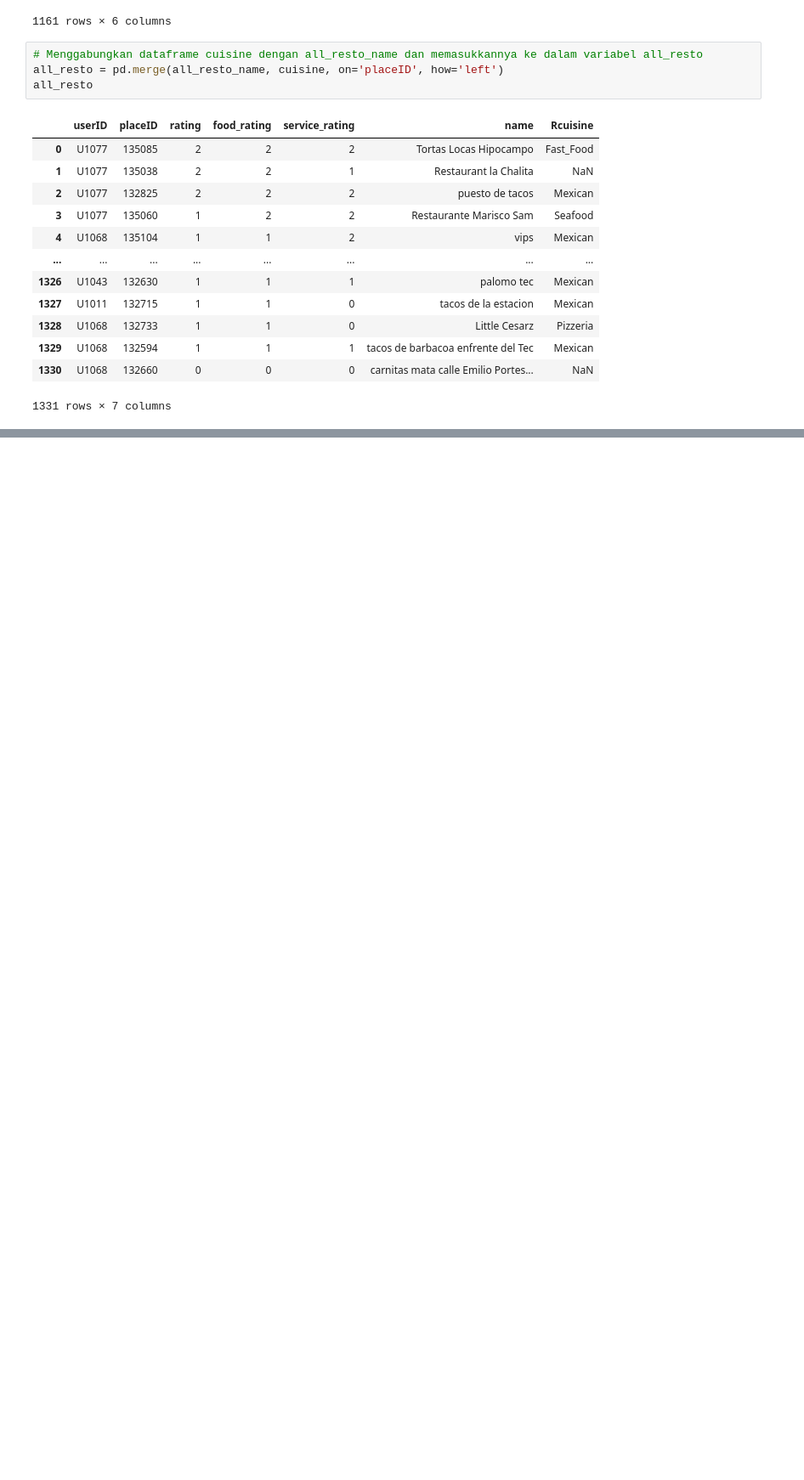
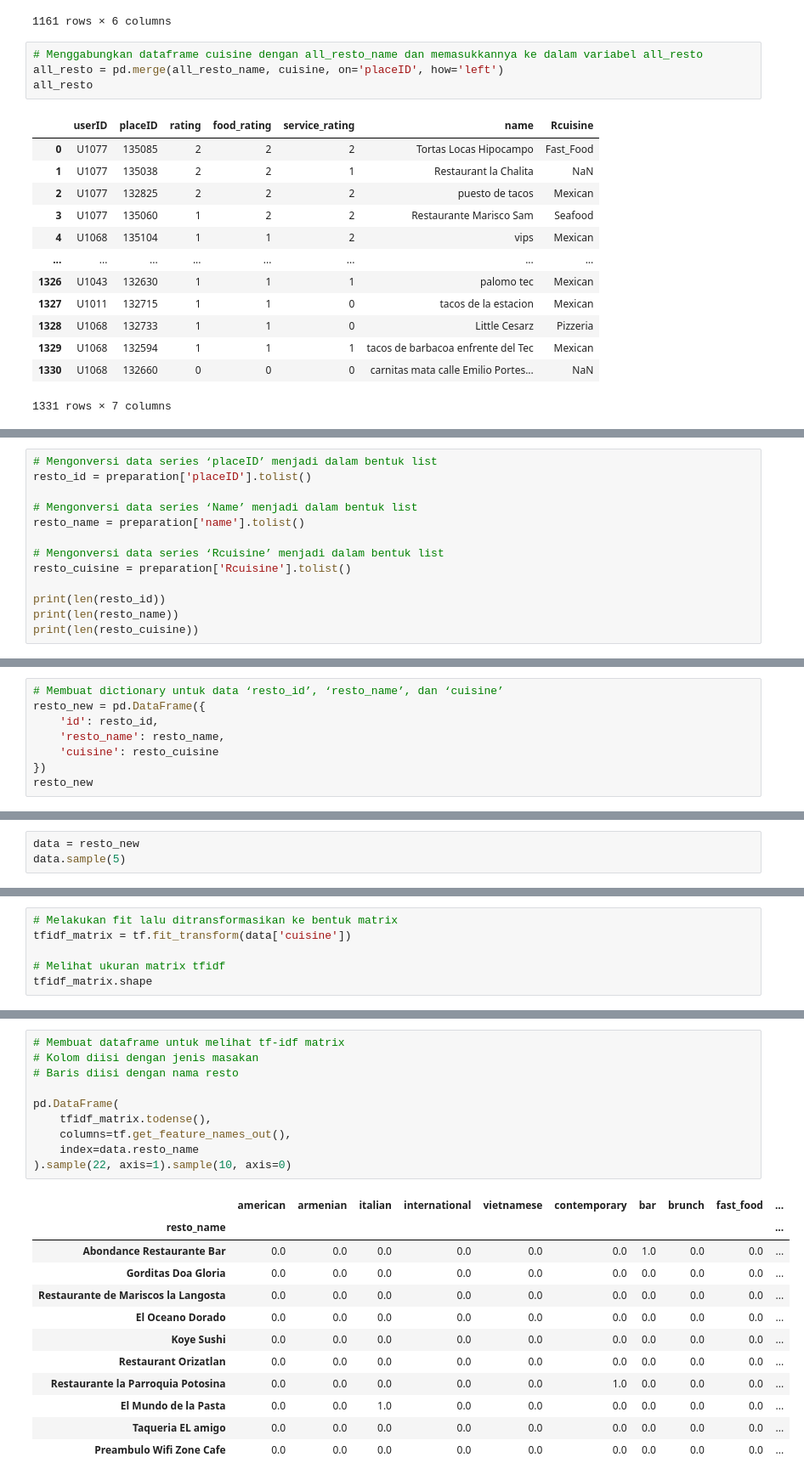
Before and after one commit to akhmad-ardi/Restaurant_Recommendation_System, a Jupyter notebook: Sistem_Rekomendasi_Restoran.ipynb, the cells around one changed output, grey strips where cells are left out. Shown at 85% size. Drawn from its saved outputs; the diff is of its cells as text; blank space fills up the shorter version.

```diff
--- a/Sistem_Rekomendasi_Restoran.ipynb
+++ b/Sistem_Rekomendasi_Restoran.ipynb
@@ -311,0 +480,13 @@ all_resto
+# %%
+# Mengonversi data series ‘placeID’ menjadi dalam bentuk list
+resto_id = preparation['placeID'].tolist()
+
+# Mengonversi data series ‘Name’ menjadi dalam bentuk list
+resto_name = preparation['name'].tolist()
+
+# Mengonversi data series ‘Rcuisine’ menjadi dalam bentuk list
+resto_cuisine = preparation['Rcuisine'].tolist()
+
+print(len(resto_id))
+print(len(resto_name))
+print(len(resto_cuisine))
@@ -311,0 +497,8 @@ all_resto
+# %%
+# Membuat dictionary untuk data ‘resto_id’, ‘resto_name’, dan ‘cuisine’
+resto_new = pd.DataFrame({
+    'id': resto_id,
+    'resto_name': resto_name,
+    'cuisine': resto_cuisine
+})
+resto_new
@@ -311,0 +521,3 @@ all_resto
+# %%
+data = resto_new
+data.sample(5)
@@ -311,0 +550,6 @@ all_resto
+# %%
+# Melakukan fit lalu ditransformasikan ke bentuk matrix
+tfidf_matrix = tf.fit_transform(data['cuisine'])
+
+# Melihat ukuran matrix tfidf
+tfidf_matrix.shape
@@ -311,0 +569,23 @@ all_resto
+# %%
+# Membuat dataframe untuk melihat tf-idf matrix
+# Kolom diisi dengan jenis masakan
+# Baris diisi dengan nama resto
+
+pd.DataFrame(
+    tfidf_matrix.todense(),
+    columns=tf.get_feature_names_out(),
+    index=data.resto_name
+).sample(22, axis=1).sample(10, axis=0)
+# %% [output]
+|  | american | armenian | italian | international | vietnamese | contemporary | bar | brunch | fast_food | ... |
+| resto_name |  |  |  |  |  |  |  |  |  | ... |
+| Abondance Restaurante Bar | 0.0 | 0.0 | 0.0 | 0.0 | 0.0 | 0.0 | 1.0 | 0.0 | 0.0 | ... |
+| Gorditas Doa Gloria | 0.0 | 0.0 | 0.0 | 0.0 | 0.0 | 0.0 | 0.0 | 0.0 | 0.0 | ... |
+| Restaurante de Mariscos la Langosta | 0.0 | 0.0 | 0.0 | 0.0 | 0.0 | 0.0 | 0.0 | 0.0 | 0.0 | ... |
+| El Oceano Dorado | 0.0 | 0.0 | 0.0 | 0.0 | 0.0 | 0.0 | 0.0 | 0.0 | 0.0 | ... |
+| Koye Sushi | 0.0 | 0.0 | 0.0 | 0.0 | 0.0 | 0.0 | 0.0 | 0.0 | 0.0 | ... |
+| Restaurant Orizatlan | 0.0 | 0.0 | 0.0 | 0.0 | 0.0 | 0.0 | 0.0 | 0.0 | 0.0 | ... |
+| Restaurante la Parroquia Potosina | 0.0 | 0.0 | 0.0 | 0.0 | 0.0 | 1.0 | 0.0 | 0.0 | 0.0 | ... |
+| El Mundo de la Pasta | 0.0 | 0.0 | 1.0 | 0.0 | 0.0 | 0.0 | 0.0 | 0.0 | 0.0 | ... |
+| Taqueria EL amigo | 0.0 | 0.0 | 0.0 | 0.0 | 0.0 | 0.0 | 0.0 | 0.0 | 0.0 | ... |
+| Preambulo Wifi Zone Cafe | 0.0 | 0.0 | 0.0 | 0.0 | 0.0 | 0.0 | 0.0 | 0.0 | 0.0 | ... |
```
Also changed, not shown: parts of 43 cells of this notebook.
